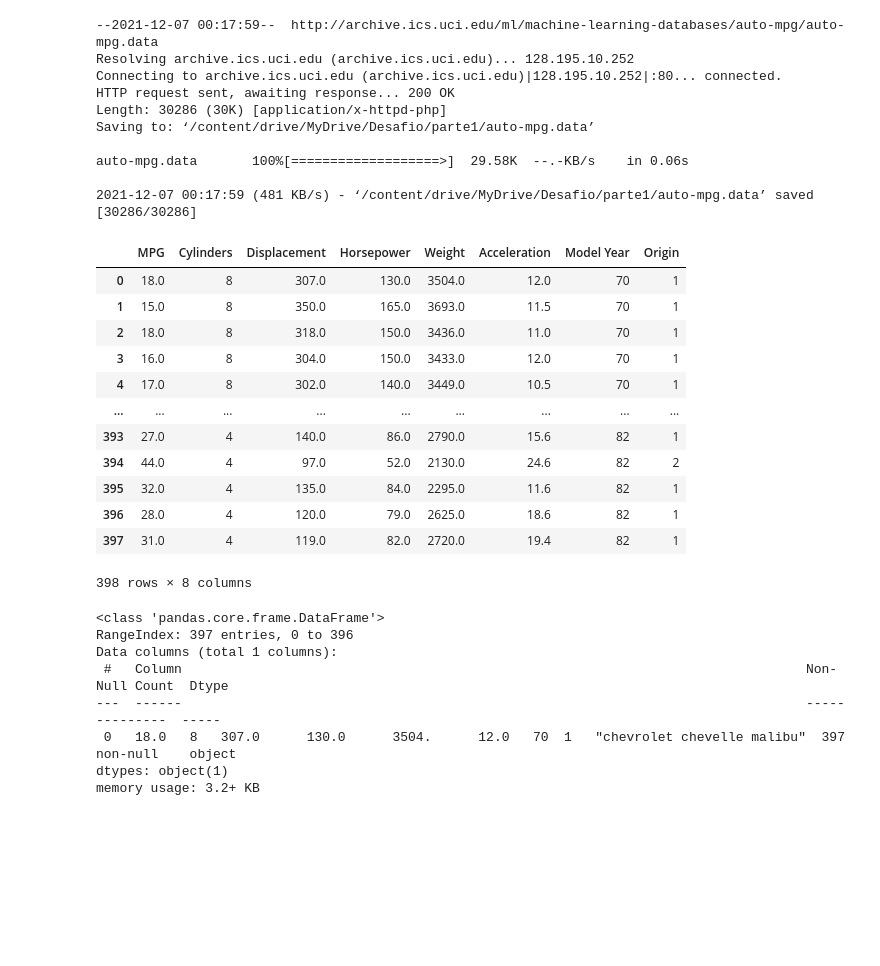
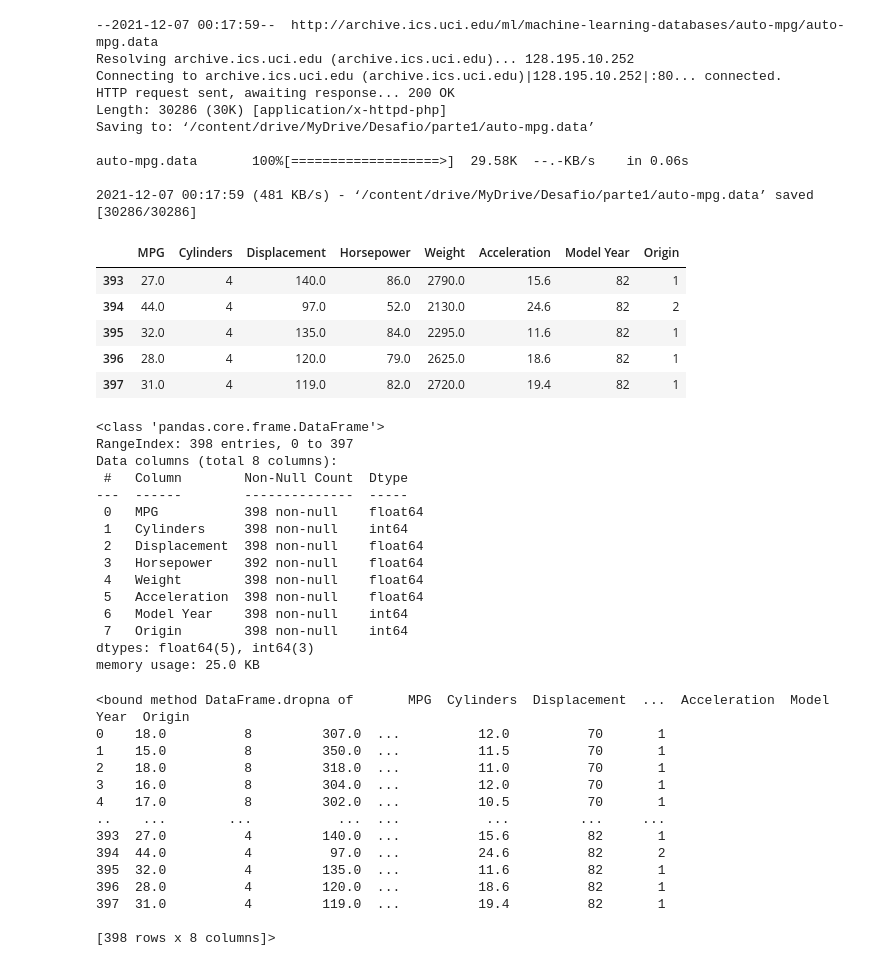
Before and after one commit to Marcelobhering/Desafio, a Jupyter notebook: parte1.ipynb, the cells around one changed output. Saved outputs shown, nothing was run; the diff lists cells and outputs as text; code cells hidden in the pictures; blank space fills up the shorter version.

```diff
--- a/parte1.ipynb
+++ b/parte1.ipynb
@@ -31,41 +33,61 @@ import seaborn as sns
 # %%
 # definição dos nomes das colunas
 cols = ['MPG','Cylinders','Displacement','Horsepower','Weight',
                 'Acceleration', 'Model Year', 'Origin']
-pd.read_csv("/content/drive/MyDrive/Desafio/parte1/auto-mpg.data"
+read_data = pd.read_csv("/content/drive/MyDrive/Desafio/parte1/auto-mpg.data"
 , names=cols, na_values = "?",
                 comment = '\t',
                 sep= " ",
                 skipinitialspace=True)
+data = read_data.copy()
+data.tail()
 # %% [output]
 |  | MPG | Cylinders | Displacement | Horsepower | Weight | Acceleration | Model Year | Origin |
-| 0 | 18.0 | 8 | 307.0 | 130.0 | 3504.0 | 12.0 | 70 | 1 |
-| 1 | 15.0 | 8 | 350.0 | 165.0 | 3693.0 | 11.5 | 70 | 1 |
-| 2 | 18.0 | 8 | 318.0 | 150.0 | 3436.0 | 11.0 | 70 | 1 |
-| 3 | 16.0 | 8 | 304.0 | 150.0 | 3433.0 | 12.0 | 70 | 1 |
-| 4 | 17.0 | 8 | 302.0 | 140.0 | 3449.0 | 10.5 | 70 | 1 |
-| ... | ... | ... | ... | ... | ... | ... | ... | ... |
 | 393 | 27.0 | 4 | 140.0 | 86.0 | 2790.0 | 15.6 | 82 | 1 |
 | 394 | 44.0 | 4 | 97.0 | 52.0 | 2130.0 | 24.6 | 82 | 2 |
 | 395 | 32.0 | 4 | 135.0 | 84.0 | 2295.0 | 11.6 | 82 | 1 |
 | 396 | 28.0 | 4 | 120.0 | 79.0 | 2625.0 | 18.6 | 82 | 1 |
 | 397 | 31.0 | 4 | 119.0 | 82.0 | 2720.0 | 19.4 | 82 | 1 |
-398 rows × 8 columns
 # %%
-df = pd.read_csv("/content/drive/MyDrive/Desafio/parte1/auto-mpg.data")
-data = df.copy()
+
+
 
 ## verificar as informações dos dados
 data.info()
 # %% [output]
 <class 'pandas.core.frame.DataFrame'>
-RangeIndex: 397 entries, 0 to 396
-Data columns (total 1 columns):
- #   Column                                                                                Non-Null Count  Dtype
----  ------                                                                                --------------  -----
- 0   18.0   8   307.0      130.0      3504.      12.0   70  1   "chevrolet chevelle malibu"  397 non-null    object
-dtypes: object(1)
-memory usage: 3.2+ KB
+RangeIndex: 398 entries, 0 to 397
+Data columns (total 8 columns):
+ #   Column        Non-Null Count  Dtype
+---  ------        --------------  -----
+ 0   MPG           398 non-null    float64
+ 1   Cylinders     398 non-null    int64
+ 2   Displacement  398 non-null    float64
+ 3   Horsepower    392 non-null    float64
+ 4   Weight        398 non-null    float64
+ 5   Acceleration  398 non-null    float64
+ 6   Model Year    398 non-null    int64
+ 7   Origin        398 non-null    int64
+dtypes: float64(5), int64(3)
+memory usage: 25.0 KB
+# %%
+## removendo valores não conhecidos
+data.dropna
+# %% [output]
+<bound method DataFrame.dropna of       MPG  Cylinders  Displacement  ...  Acceleration  Model Year  Origin
+0    18.0          8         307.0  ...          12.0          70       1
+1    15.0          8         350.0  ...          11.5          70       1
+2    18.0          8         318.0  ...          11.0          70       1
+3    16.0          8         304.0  ...          12.0          70       1
+4    17.0          8         302.0  ...          10.5          70       1
+..    ...        ...           ...  ...           ...         ...     ...
+393  27.0          4         140.0  ...          15.6          82       1
+394  44.0          4          97.0  ...          24.6          82       2
+395  32.0          4         135.0  ...          11.6          82       1
+396  28.0          4         120.0  ...          18.6          82       1
+397  31.0          4         119.0  ...          19.4          82       1
+
+[398 rows x 8 columns]>
 # %%
 ##Verificando todos os valores nulos
 data.isnull().sum()
```
Also changed, not shown: parts of 19 cells of this notebook.
